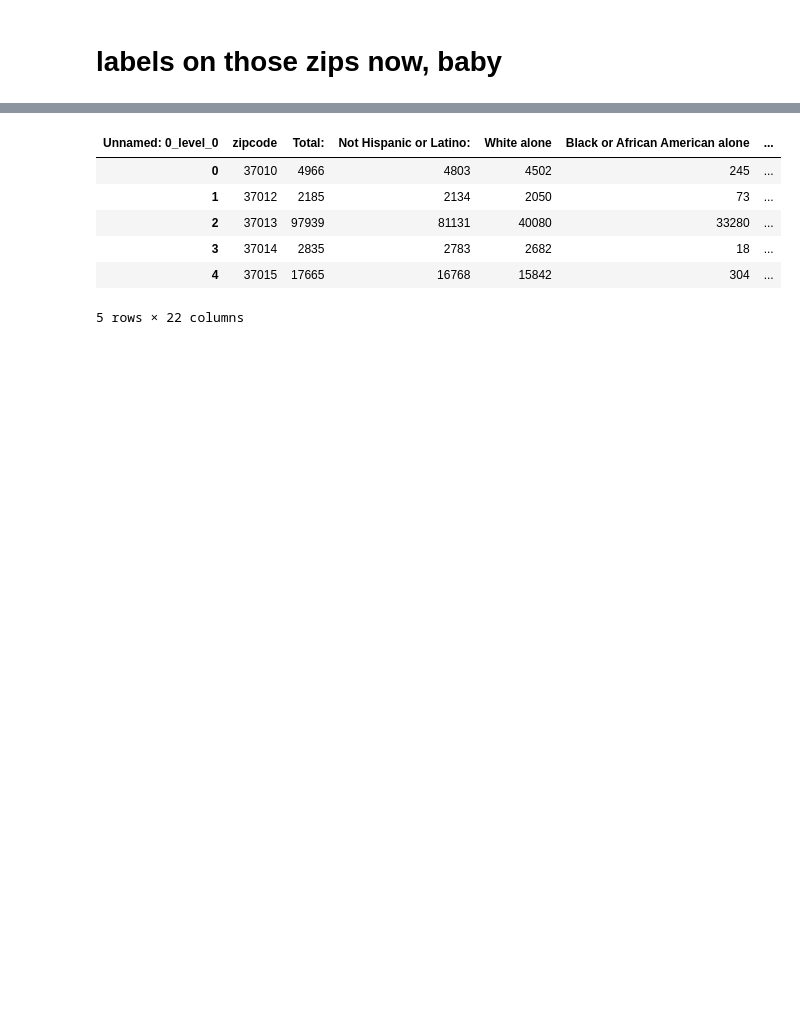
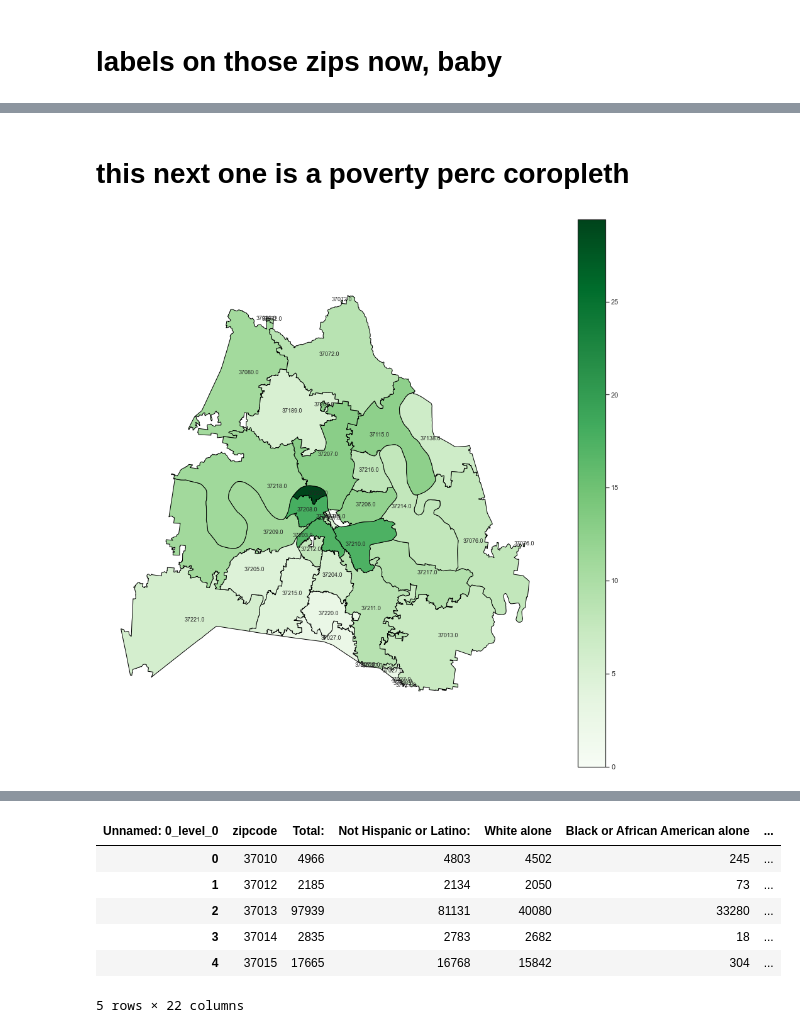
Before and after one commit to Chericehere/nash-covid-cases-vaccines-sky_cranes, a Jupyter notebook: covid.ipynb, the cells around one changed output, grey strips where cells are left out. Cells and saved outputs as stored; diff of their text form; code cells hidden in the pictures; blank space fills up the shorter version.

```diff
--- a/covid.ipynb
+++ b/covid.ipynb
@@ -64,0 +121,4 @@ case_count_bot.head(5)
+# %%
+y['pov_pop']=y.iloc[:,5:10].sum(axis=1)
+y['pov_perc']=y['pov_pop']/y['Total:_y']*100
+y
@@ -64,0 +144,4 @@ case_count_bot.head(5)
+# %%
+y_pov=y[['Cases','ZIP','pov_pop', 'pov_perc','Zip']]
+y_pov_ord=y_pov.sort_values(by=['pov_perc'], ascending=False)
+y_pov_ord
@@ -249,0 +353,18 @@ for idx, row in case_zip_map.iterrows():
+# %% [markdown]
+# this next one is a poverty perc coropleth
+# %%
+shot_zip_map = pd.merge(left = zipcodes, right = y_pov,
+                    left_on = 'zip', right_on = 'Zip')
+fig, ax = plt.subplots(figsize=(16,16))
+shot_zip_map.plot(column = 'pov_perc',
+                  cmap=plt.cm.get_cmap('Greens'),
+                  edgecolor = 'black',
+                  legend=True,
+                  label=True,
+                  ax = ax)
+ax.axis('off')
+
+for idx, row in case_zip_map.iterrows():
+    plt.annotate(text=row['ZIP'], xy=row['coords'],horizontalalignment='center',fontsize=9)
+# %% [output]
+[figure, added]
```
Also changed, not shown: parts of 27 cells of this notebook.
